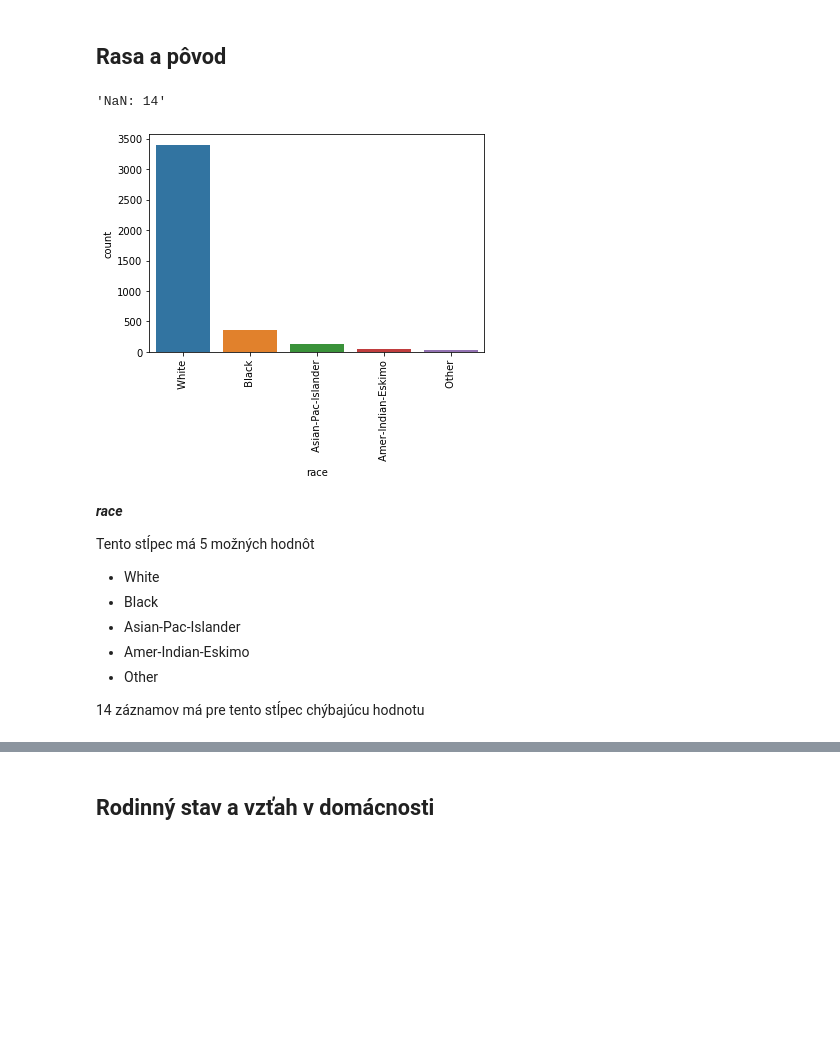
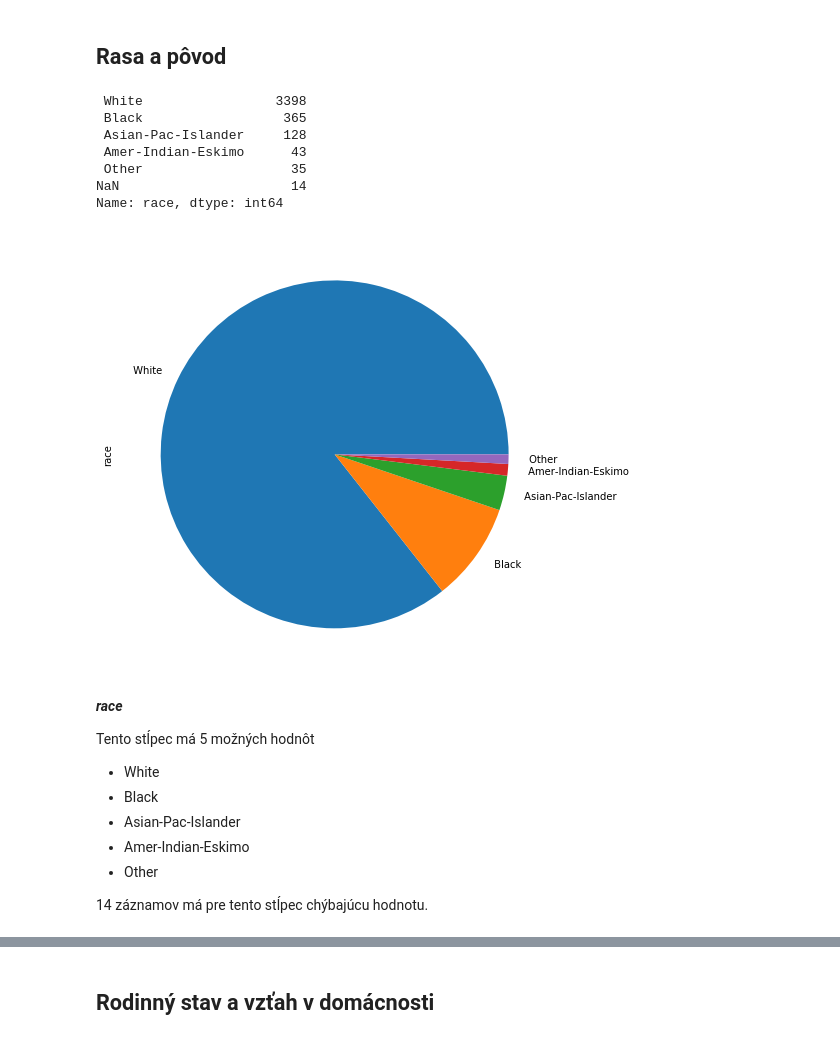
Before and after one commit to Gugliar/IAU-projekt, a Jupyter notebook: IAU_Tibensky_Jedinak.ipynb, the cells around one changed output, grey strips where cells are left out. Saved outputs shown, nothing was run; the diff lists cells and outputs as text; code cells hidden in the pictures; blank space fills up the shorter version.

```diff
--- a/IAU_Tibensky_Jedinak.ipynb
+++ b/IAU_Tibensky_Jedinak.ipynb
@@ -225,14 +235,18 @@ Nevyzerá, že by sa vlastnosti týchto atribútov líšili od tých v druhom da
 Celkový počet záznamov je 3983, to znamená že 50 záznamov sú duplikáty. 3933 je tiež rovnaký počet ako je záznamov v druhej tabuľke s osobnými údajmi. V ostatných stĺpcoch môžu však v týchto záznamoch byť aj tak medzi sebou odlišné hodnoty, a teoreticky na jednej adrese môže bývať viac ľudí s rovnakým menom, preto treba skontrolovať ostatné stĺpce skôr ako rozhodneme ako sa duplikátov zbaviť.
 # %% [markdown]
 ## Rasa a pôvod
-# %%
-mpl.pyplot.xticks(rotation=90)
-sns.barplot(x="race", y="count", data=data["race"].value_counts().rename("count").rename_axis("race").reset_index())
-
-"NaN: "+str(data["race"].isnull().sum())
-# %% [output]
-'NaN: 14'
-[figure, removed]
+# %%
+data["race"].value_counts().plot(kind='pie',figsize=(10,8))
+data["race"].value_counts(dropna=False)
+# %% [output]
+ White                 3398
+ Black                  365
+ Asian-Pac-Islander     128
+ Amer-Indian-Eskimo      43
+ Other                   35
+NaN                      14
+Name: race, dtype: int64
+[figure, added]
 # %% [markdown]
 ***race***
 
@@ -243,7 +257,7 @@ Tento stĺpec má 5 možných hodnôt
 - Amer-Indian-Eskimo
 - Other
 
-14 záznamov má pre tento stĺpec chýbajúcu hodnotu
+14 záznamov má pre tento stĺpec chýbajúcu hodnotu.
 # %%
 display(data["native-country"].value_counts(dropna=False))
 "NaN: "+str(data["native-country"].isnull().sum())
```
Also changed, not shown: parts of 35 cells of this notebook, 1 other file.
